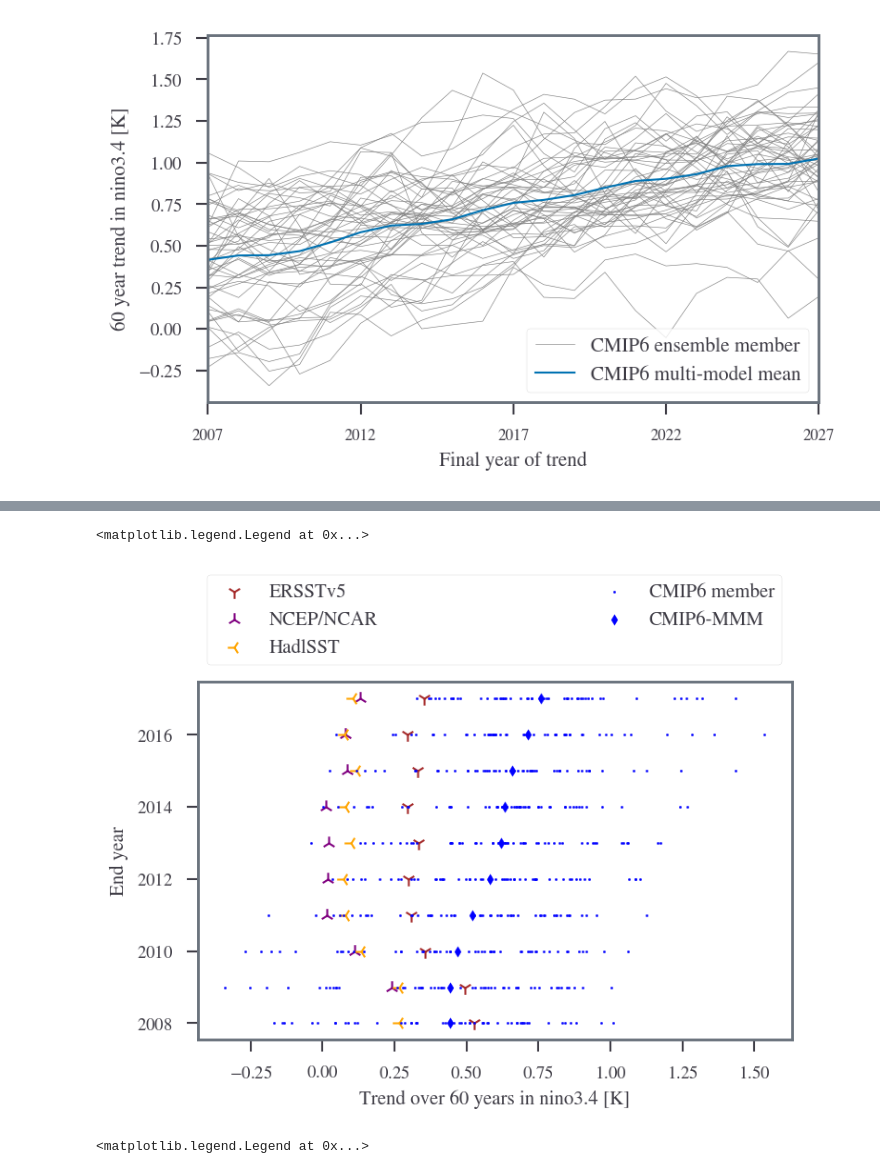
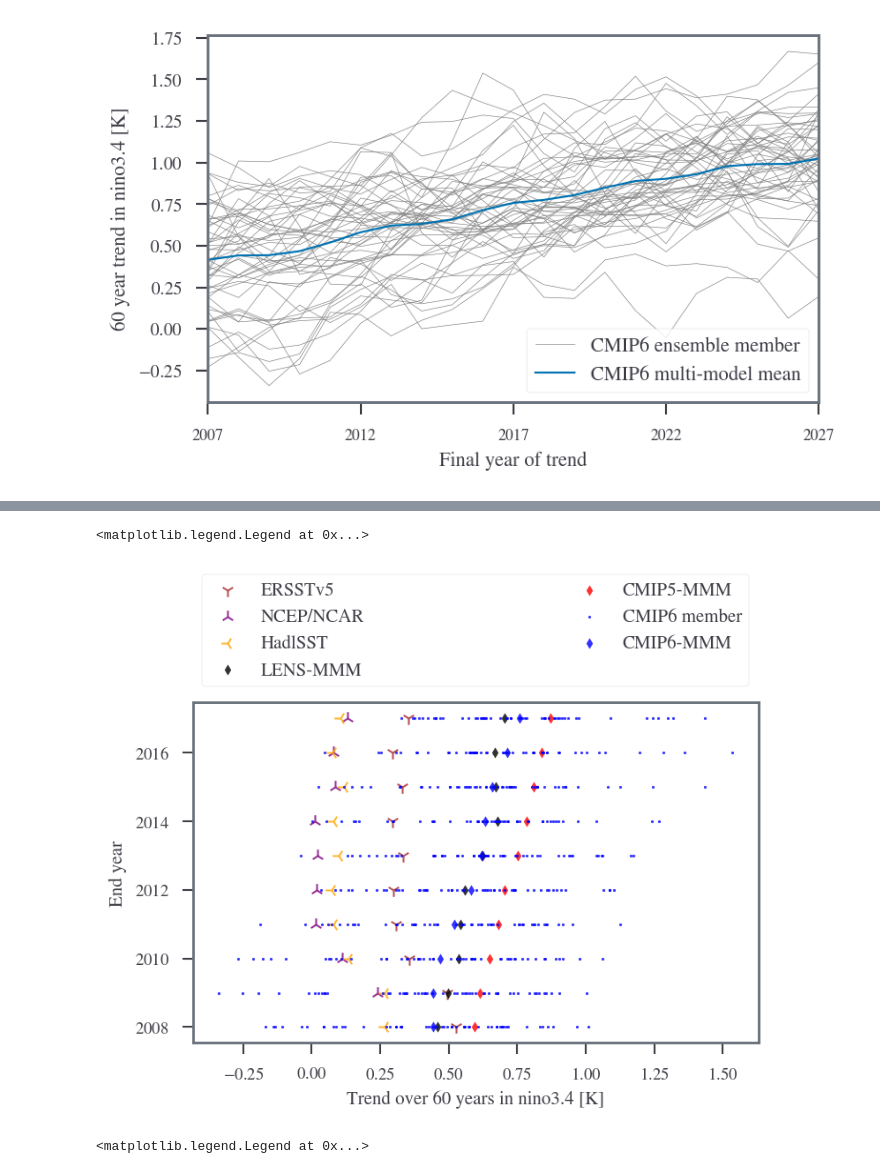
Before and after one commit to sdat2/seager19, a Jupyter notebook: notebooks/exploratory/cmip6-ensemble.ipynb, the cells around one changed output, grey strips where cells are left out. Drawn from its saved outputs; the diff is of its cells as text; code cells hidden in the pictures.

Commit message:
ext: reformatted, added multimodel means to graph

```diff
--- a/notebooks/exploratory/cmip6-ensemble.ipynb
+++ b/notebooks/exploratory/cmip6-ensemble.ipynb
@@ -20,7 +20,7 @@ from src.xr_utils import can_coords, clip, get_trend, spatial_mean, sel
 from src.plot_utils import get_dim
 # %%
 def get_trends():
-    # for i in
+    """Get the 60 year trends over the nino3.4 region for differnt members of the nino3.4 ensemble."""
     tr_list = []
     fin_list = []
     for start, fin in [(x - 59, x) for x in range(2007, 2028)]:
@@ -107,31 +102,101 @@ plt.plot(tr_da.mean("fin").values)
 # %%
+alpha = 0.8
+plt.scatter(
+    ERSSTv5[:, 0],
+    ERSSTv5[:, 1],
+    color="brown",
+    marker="1",
+    label="ERSSTv5",
+    alpha=alpha,
+)
+plt.scatter(
+    NCEP_NCAR[:, 0],
+    NCEP_NCAR[:, 1],
+    color="purple",
+    marker="2",
+    label="NCEP/NCAR",
+    alpha=alpha,
+)
+plt.scatter(
+    HadlSST[:, 0],
+    HadlSST[:, 1],
+    color="orange",
+    marker="3",
+    label="HadlSST",
+    alpha=alpha,
+)
+plt.scatter(
+    LENS_MMM[:, 0],
+    LENS_MMM[:, 1],
+    color="black",
+    marker="d",
+    label="LENS-MMM",
+    s=15,
+    alpha=alpha,
+)
+plt.scatter(
+    CMIP5_MMM[:, 0],
+    CMIP5_MMM[:, 1],
+    color="red",
+    marker="d",
+    label="CMIP5-MMM",
+    s=15,
+    alpha=alpha,
+)
+
 first = True
-
-plt.scatter(ERSSTv5[:, 0], ERSSTv5[:, 1], color="brown", marker="1", label="ERSSTv5")
-plt.scatter(NCEP_NCAR[:, 0], NCEP_NCAR[:, 1], color="purple", marker="2", label="NCEP/NCAR")
-plt.scatter(HadlSST[:, 0], HadlSST[:, 1], color="orange", marker="3", label="HadlSST")
 
 for fin in range(2008, 2018):
     if first:
-        plt.scatter(tr_da.sel(fin=fin).values, [fin for i in range(len(tr_da.sel(fin=fin).values))], marker=".", s=5, color="blue", label="CMIP6 member")
-        plt.scatter(tr_da.sel(fin=fin).mean("member").values, [fin], marker="d", s=15,  color="blue", label="CMIP6-MMM")
+        plt.scatter(
+            tr_da.sel(fin=fin).values,
+            [fin for i in range(len(tr_da.sel(fin=fin).values))],
+            marker=".",
+            s=7,
+            color="blue",
+            alpha=alpha,
+            label="CMIP6 member",
+        )
+        plt.scatter(
+            tr_da.sel(fin=fin).mean("member").values,
+            [fin],
+            marker="d",
+            s=15,
+            color="blue",
+            alpha=alpha,
+            label="CMIP6-MMM",
+        )
         first = False
     else:
-        plt.scatter(tr_da.sel(fin=fin).values, [fin for i in range(len(tr_da.sel(fin=fin).values))], marker=".", s=5, color="blue")
-        plt.scatter(tr_da.sel(fin=fin).mean("member").values, [fin], marker="d", s=15,  color="blue", )
+        plt.scatter(
+            tr_da.sel(fin=fin).values,
+            [fin for i in range(len(tr_da.sel(fin=fin).values))],
+            marker=".",
+            s=7,
+            color="blue",
+            alpha=alpha,
+        )
+        plt.scatter(
+            tr_da.sel(fin=fin).mean("member").values,
+            [fin],
+            marker="d",
+            s=15,
+            color="blue",
+            alpha=alpha,
+        )
 
 
 plt.ylabel("End year")
 plt.xlabel("Trend over 60 years in nino3.4 [K]")
 plt.legend(
-        bbox_to_anchor=(-0, 1.02, 1, 0.102),
-        loc="lower left",
-        mode="expand",
-        ncol=2,
-    )
+    bbox_to_anchor=(-0, 1.02, 1, 0.102),
+    loc="lower left",
+    mode="expand",
+    ncol=2,
+)
 # %% [output]
 <matplotlib.legend.Legend at 0x...>
-[figure, old version]
+[figure, new version]
 # %%
 first = True
 for fin in range(2008, 2028):
```
Also changed, not shown: parts of 4 cells of this notebook.
